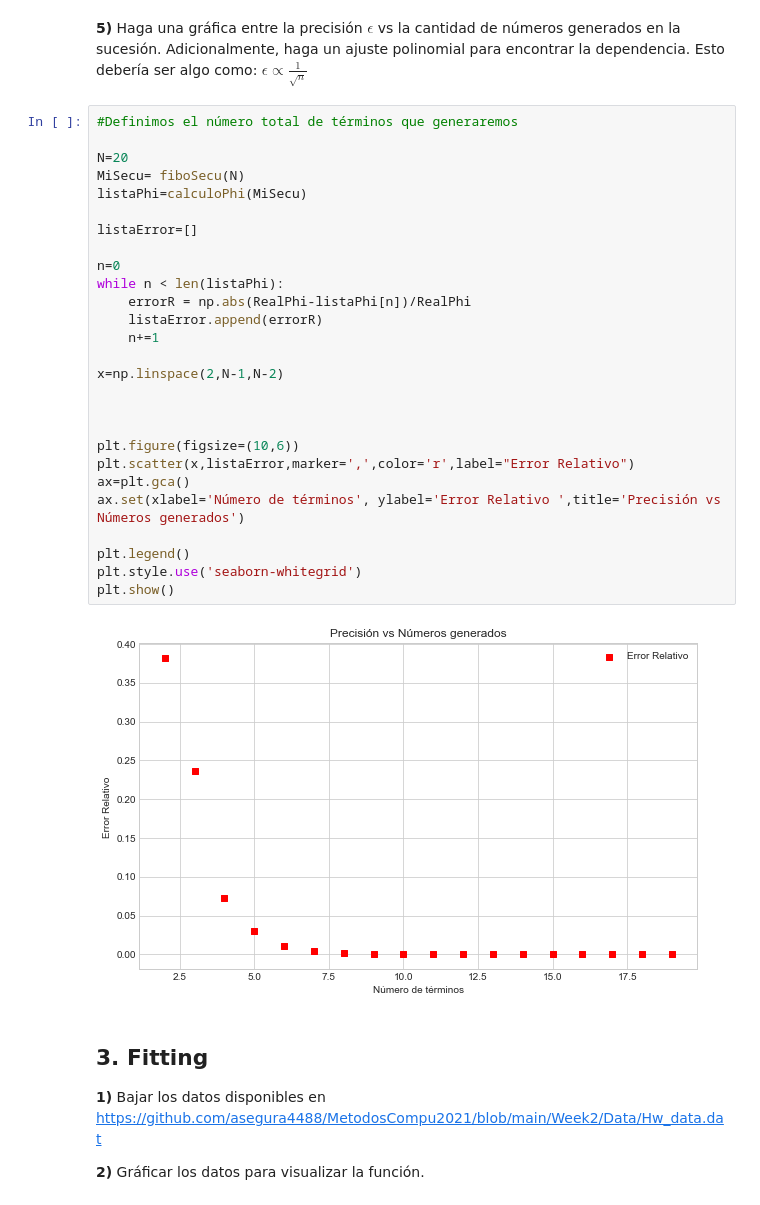
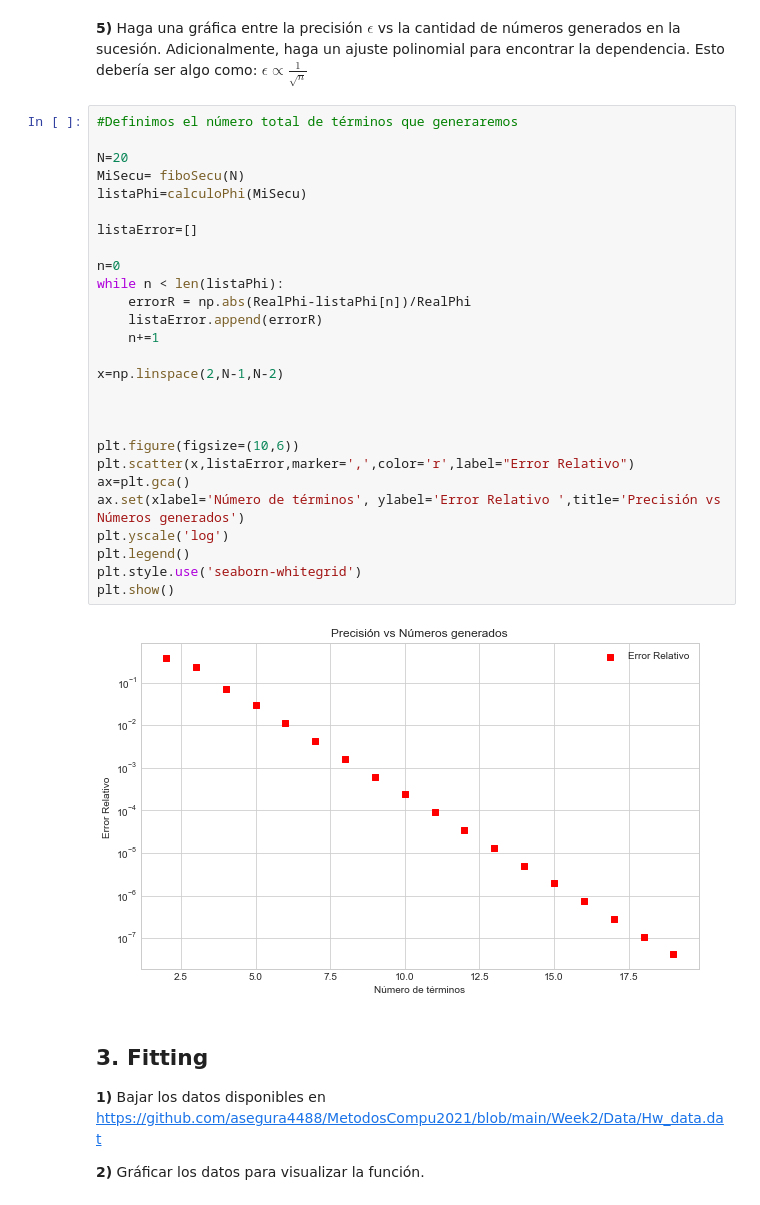
Before and after one commit to PachoDp13/Metodos_Computacionales, a Jupyter notebook: Talleres/Taller 1/Taller 1.ipynb, the cells around one changed output. Saved outputs shown, nothing was run; the diff lists cells and outputs as text.

```diff
--- a/Talleres/Taller 1/Taller 1.ipynb
+++ b/Talleres/Taller 1/Taller 1.ipynb
@@ -309,32 +300,32 @@ haga un ajuste polinomial para encontrar la dependencia. Esto debería ser algo
 # %%
 #Definimos el número total de términos que generaremos
 
 N=20
 MiSecu= fiboSecu(N)
 listaPhi=calculoPhi(MiSecu)
 
 listaError=[]
 
 n=0
 while n < len(listaPhi):
     errorR = np.abs(RealPhi-listaPhi[n])/RealPhi
     listaError.append(errorR)
     n+=1
 
 x=np.linspace(2,N-1,N-2)
 
 
 
 plt.figure(figsize=(10,6))
 plt.scatter(x,listaError,marker=',',color='r',label="Error Relativo")
 ax=plt.gca()
 ax.set(xlabel='Número de términos', ylabel='Error Relativo ',title='Precisión vs Números generados')
-
+plt.yscale('log')
 plt.legend()
 plt.style.use('seaborn-whitegrid')
 plt.show()
 # %% [output]
-[figure, old version]
+[figure, new version]
 # %% [markdown]
 ## 3. Fitting
 **1)** Bajar los datos disponibles en https://github.com/asegura4488/MetodosCompu2021/blob/main/Week2/Data/Hw_data.dat
```
Also changed, not shown: parts of 18 cells of this notebook.
